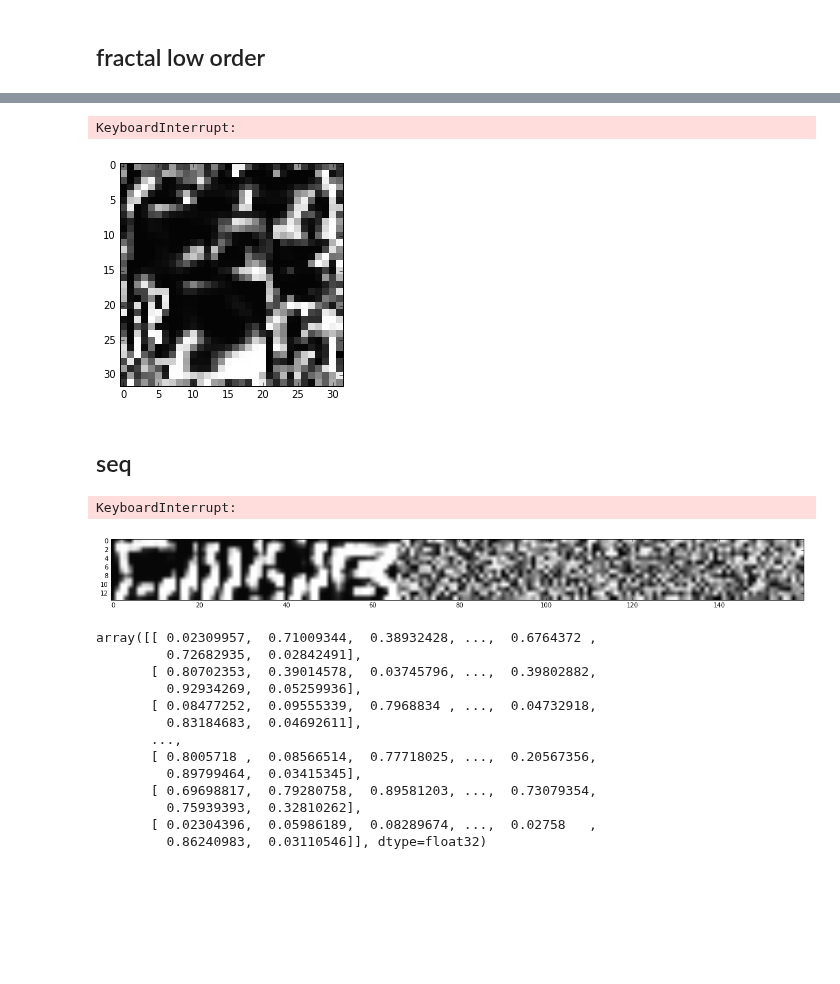
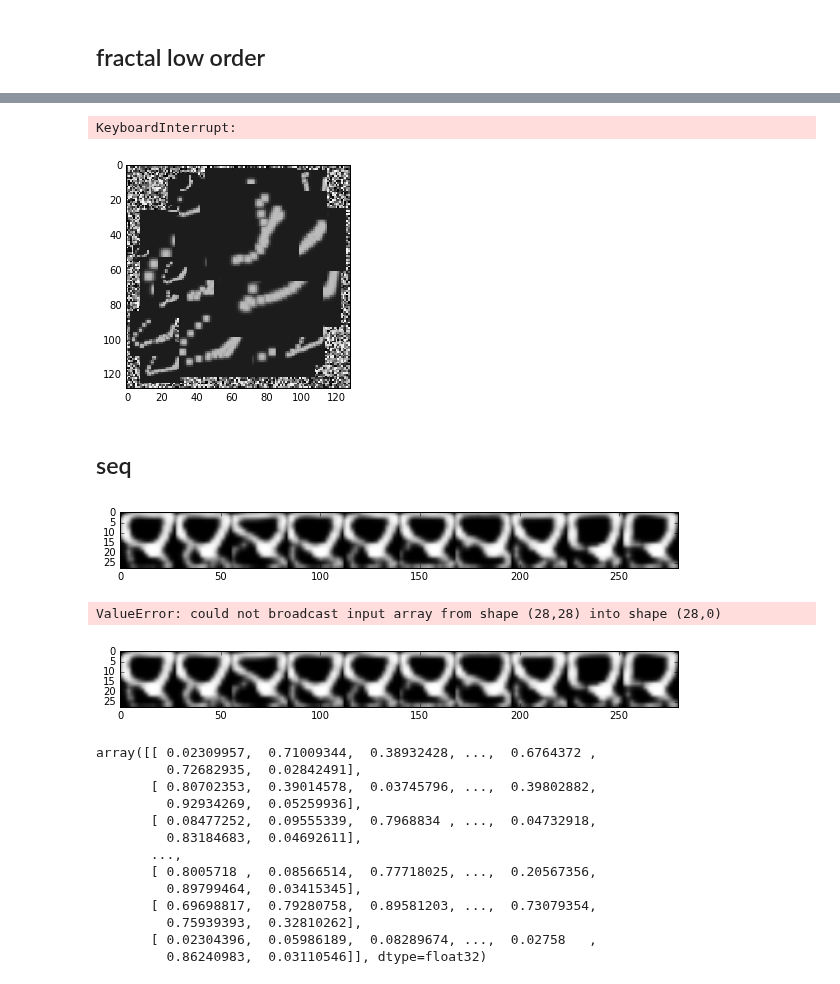
Before and after one commit to mehdidc/feature_generation, a Jupyter notebook: ipynb/generatesimple.ipynb, the cells around one changed output, grey strips where cells are left out. Cells and saved outputs as stored; diff of their text form; code cells hidden in the pictures; blank space fills up the shorter version.

```diff
--- a/ipynb/generatesimple.ipynb
+++ b/ipynb/generatesimple.ipynb
@@ -62,10 +62,10 @@ Couldn't import dot_parser, loading of dot files will not be possible.
 v = check(
     what="notebook",
     #filename="../jobs/results/68fa4141b9f970f6bde95da53b8e54fe/model.pkl",
-    filename="../training/brush17/model.pkl",
-    dataset='iam_hdf5',
-    force_w=64,
-    force_h=64,
+    filename="../jobs/results/b38bd0e4e6ac281e6eba581cbe9d62d3/model.pkl",
+    dataset='digits',
+    #force_w=64,
+    #force_h=64,
     #force_c=1,
     #mode='minibatch'
     #force_model_params=dict(use_wta_spatial=False, use_wta_channel=False)
@@ -606,7 +604,7 @@ for i in range(100):
     a = resize(a[0, 0], (c, c))
     a = a[np.newaxis, np.newaxis, :, :]
     a = a.astype(np.float32)
-    img[:, :, x:x+c, y:y+c] = a
+    img[:, :, x:x+c, y:y+c] = a#>0.5
     display.clear_output(wait=True)
 
     plt.imshow(img[0, 0], cmap='gray', interpolation='none')
@@ -615,37 +613,45 @@ for i in range(100):
 display.clear_output(wait=True)
 # %% [output]
 KeyboardInterrupt:
-[figure, old version]
+[figure, new version]
 # %% [markdown]
 ## seq
 # %%
+from skimage.transform import resize
+from skimage.util import pad
 T = h * 10
+print(h)
 S = np.random.uniform(size=(T, T))
-#S = np.zeros((28, T))
 S = S.astype(np.float32)
-s=5
+s=28
 
-fig = plt.figure(figsize=(20, 20))
-
+fig = plt.figure(figsize=(10, 10))
+p = 6
 for i in range(100):
-
-    a = S[0:h, i*s:i*s+w]
+    a = pad(S[0:h, i*s:i*s+w], p, 'constant', constant_values=(0, 0))
+    a = resize(a, (h, w))
+    a = a.astype(np.float32)
     a = a[np.newaxis, np.newaxis, :, :]
-    #a[:, :, 0, 0:w] = np.random.uniform(size=w)
+    a[:, :, 0, 0:w] = np.random.uniform(size=w)
     for _ in range(3):
         a = capsule.reconstruct(a)
         #a = a > 0.5
     m = S[0:h, i*s:(i*s+w)].copy()
-    S[0:h, i*s:(i*s+w)] = a#>0.5
+    b = a[0, 0, p:-p, p:-p]
+    b = resize(b, (h, w))
+    #S[0:h, i*s:(i*s+w)] = b
+    S[0:h, i*s:(i*s+w)] = b
     display.clear_output(wait=True)
     #plt.imshow(m , cmap='gray', interpolation='none')
-    plt.imshow(S[0:c], cmap='gray')
+    plt.imshow(S[0:h], cmap='gray')
+    #plt.imshow(b, cmap='gray')
     display.display(plt.gcf())
 
 display.clear_output(wait=True)
 # %% [output]
+[figure, new version]
-KeyboardInterrupt:
+ValueError: could not broadcast input array from shape (28,28) into shape (28,0)
-[figure, old version]
+[figure, added]
 # %%
 from skimage.transform import resize
 def repaint(X):
```
Also changed, not shown: parts of 6 cells of this notebook.
